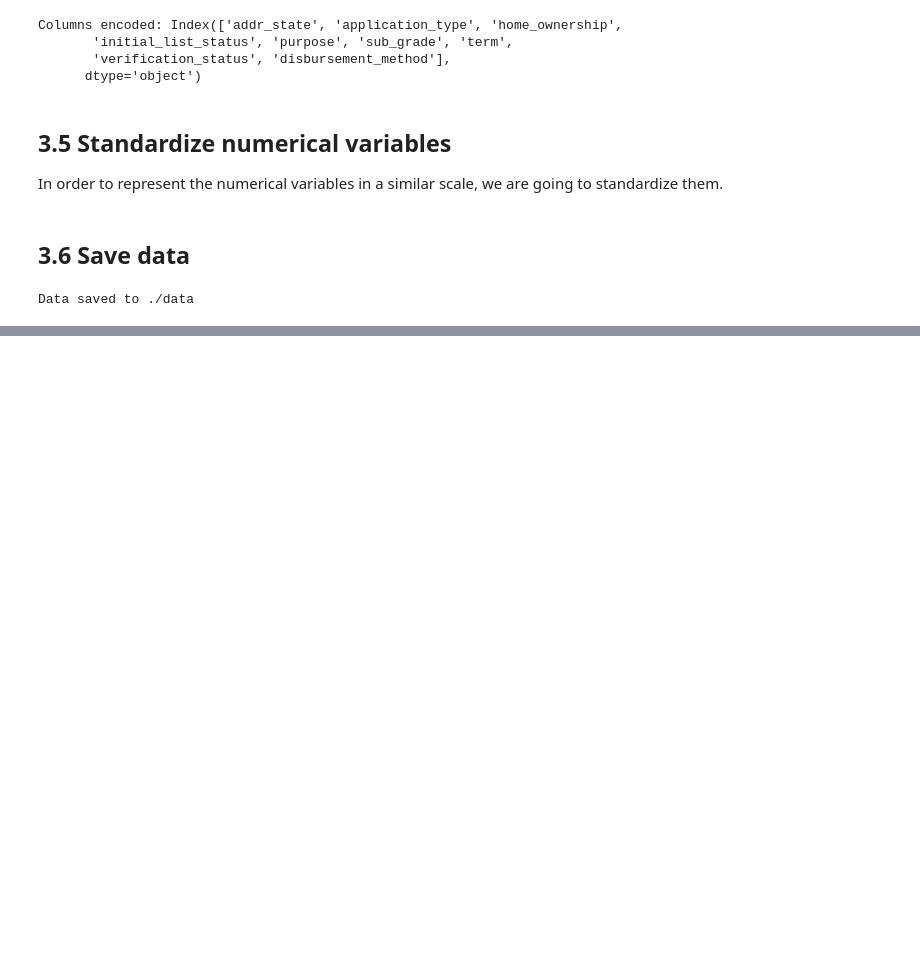
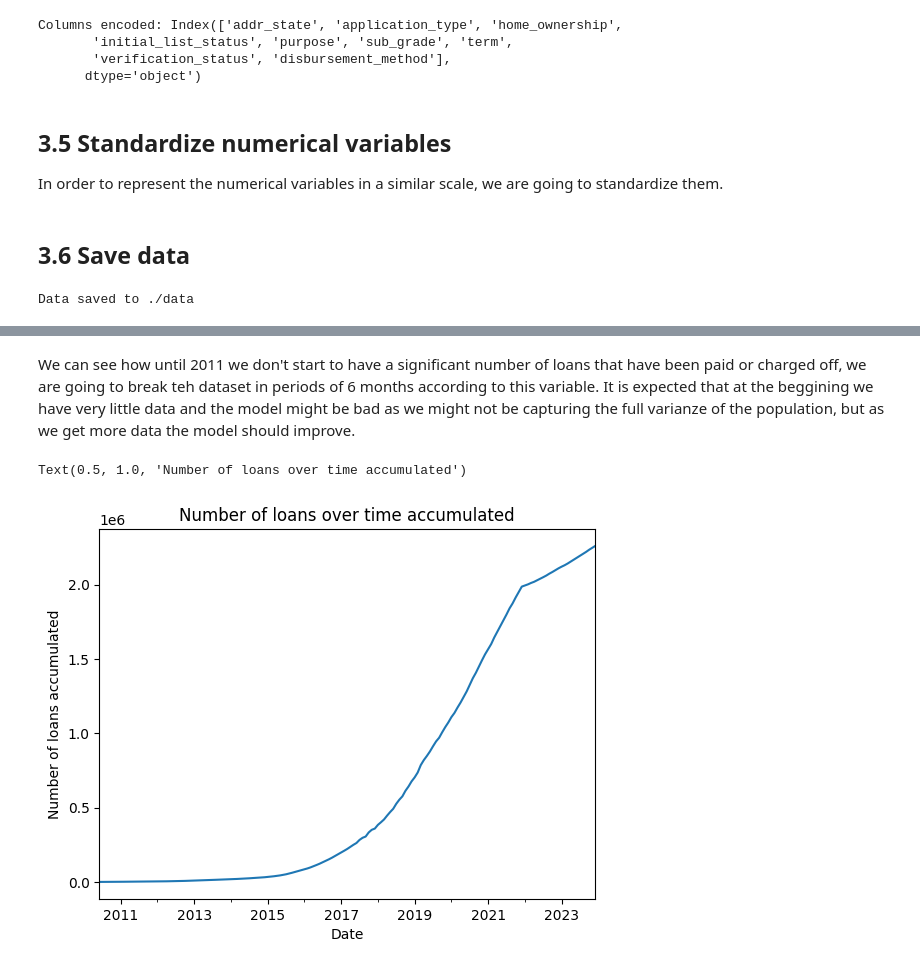
Before and after one commit to alexprieto-aily/TFM_MLOps, a Jupyter notebook: mlflow_project/src/data_preprocessing.ipynb, the cells around one changed output, grey strips where cells are left out. Cells and saved outputs as stored; diff of their text form; code cells hidden in the pictures; blank space fills up the shorter version.

```diff
--- a/mlflow_project/src/data_preprocessing.ipynb
+++ b/mlflow_project/src/data_preprocessing.ipynb
@@ -217,0 +248,13 @@ Data saved to ./data
+# %% [markdown]
+We can see how until 2011 we don't start to have a significant number of loans that have been paid or charged off, we are going to break teh dataset in periods of 6 months according to this variable. It is expected that at the beggining we have very little data and the model might be bad as we might not be capturing the full varianze of the population, but as we get more data the model should improve.
+# %%
+dates_data['finished_d'].value_counts().sort_index().cumsum().plot()
+x_label = 'Date'
+y_label = 'Number of loans accumulated'
+title = 'Number of loans over time accumulated'
+plt.xlabel(x_label)
+plt.ylabel(y_label)
+plt.title(title)
+# %% [output]
+Text(0.5, 1.0, 'Number of loans over time accumulated')
+[figure, added]
```
Also changed, not shown: parts of 4 cells of this notebook, 6 other files.
